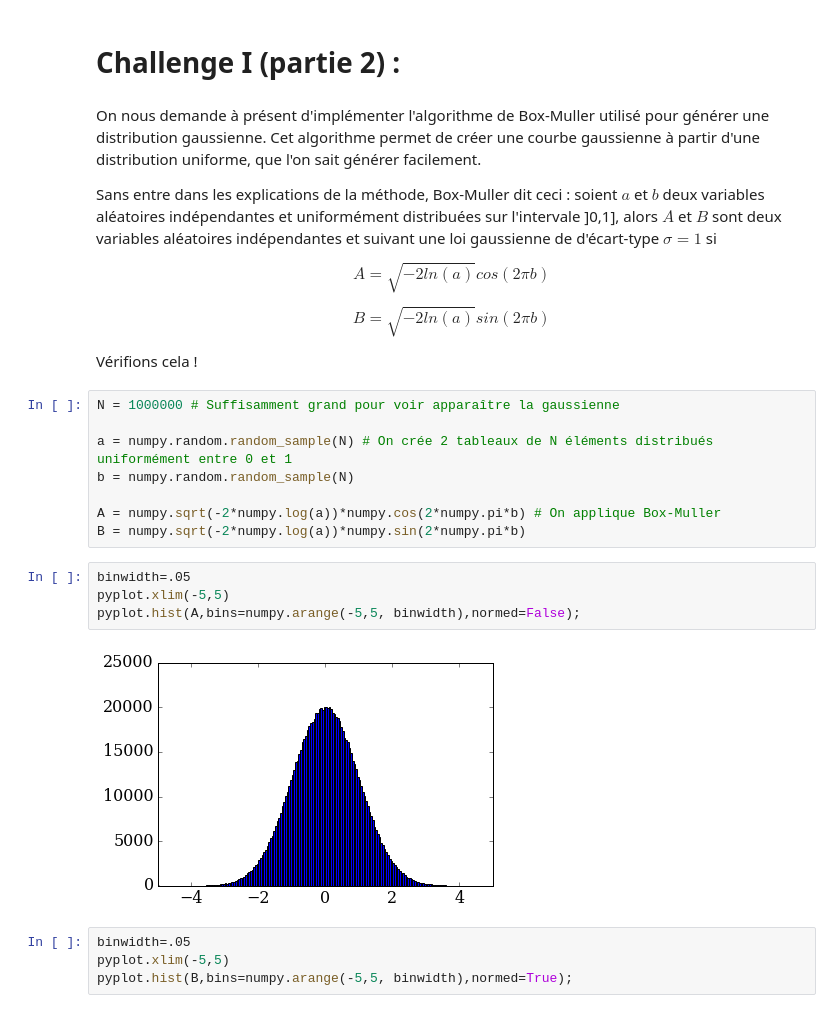
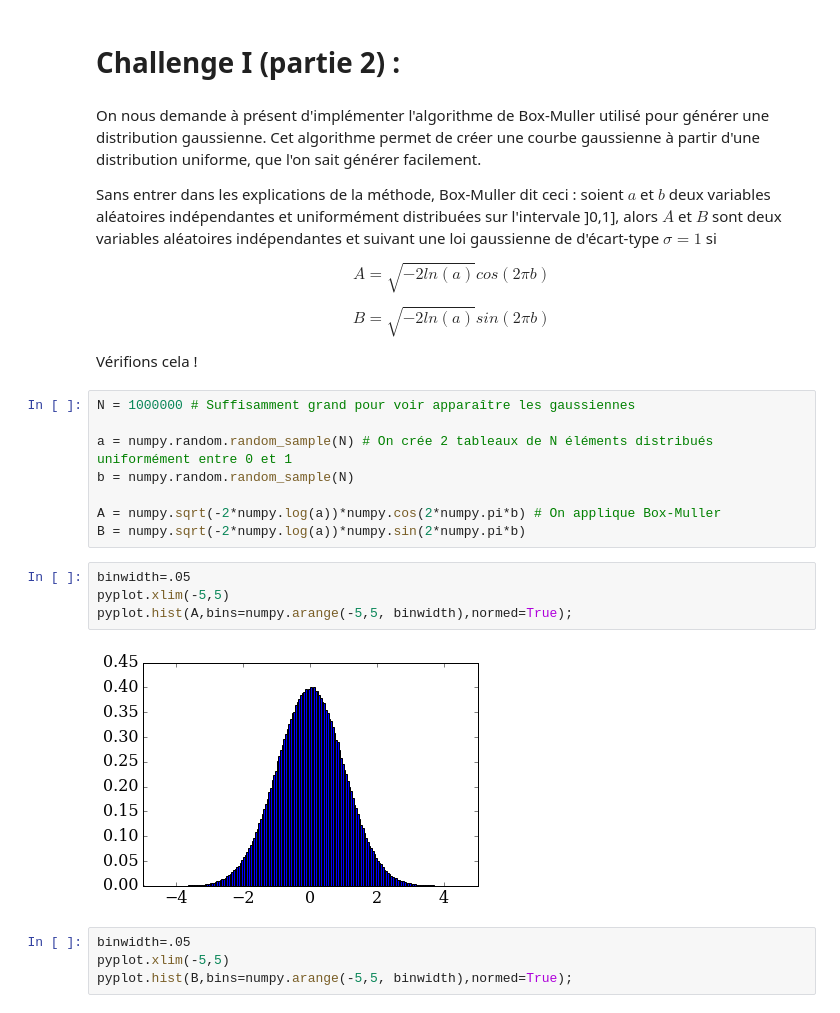
Before and after one commit to Regaban/numerical-mooc, a Jupyter notebook: working/Module 6 - THE LAST ONE.ipynb, the cells around one changed output. Drawn from its saved outputs; the diff is of its cells as text.

```diff
--- a/working/Module 6 - THE LAST ONE.ipynb
+++ b/working/Module 6 - THE LAST ONE.ipynb
@@ -143,7 +203,7 @@ On obtient bien une gaussienne similaire, ainsi que des valeurs similaires de la
 # %% [markdown]
 On nous demande à présent d'implémenter l'algorithme de Box-Muller utilisé pour générer une distribution gaussienne. Cet algorithme permet de créer une courbe gaussienne à partir d'une distribution uniforme, que l'on sait générer facilement.
 
-Sans entre dans les explications de la méthode, Box-Muller dit ceci : soient $a$ et $b$ deux variables aléatoires indépendantes et uniformément distribuées sur l'intervale ]0,1], alors $A$ et $B$ sont deux variables aléatoires indépendantes et suivant une loi gaussienne de d'écart-type $\sigma = 1$ si
+Sans entrer dans les explications de la méthode, Box-Muller dit ceci : soient $a$ et $b$ deux variables aléatoires indépendantes et uniformément distribuées sur l'intervale ]0,1], alors $A$ et $B$ sont deux variables aléatoires indépendantes et suivant une loi gaussienne de d'écart-type $\sigma = 1$ si
 
 $$A = \sqrt{-2ln(a)} cos(2\pi b)$$
 
@@ -151,7 +211,7 @@ $$B = \sqrt{-2ln(a)} sin(2\pi b)$$
 
 Vérifions cela !
 # %%
-N = 1000000 # Suffisamment grand pour voir apparaître la gaussienne
+N = 1000000 # Suffisamment grand pour voir apparaître les gaussiennes
 
 a = numpy.random.random_sample(N) # On crée 2 tableaux de N éléments distribués uniformément entre 0 et 1
 b = numpy.random.random_sample(N)
@@ -161,9 +221,9 @@ B = numpy.sqrt(-2*numpy.log(a))*numpy.sin(2*numpy.pi*b)
 # %%
 binwidth=.05
 pyplot.xlim(-5,5)
-pyplot.hist(A,bins=numpy.arange(-5,5, binwidth),normed=False);
+pyplot.hist(A,bins=numpy.arange(-5,5, binwidth),normed=True);
 # %% [output]
-[figure, old version]
+[figure, new version]
 # %%
 binwidth=.05
 pyplot.xlim(-5,5)
```
Also changed, not shown: parts of 22 cells of this notebook.
